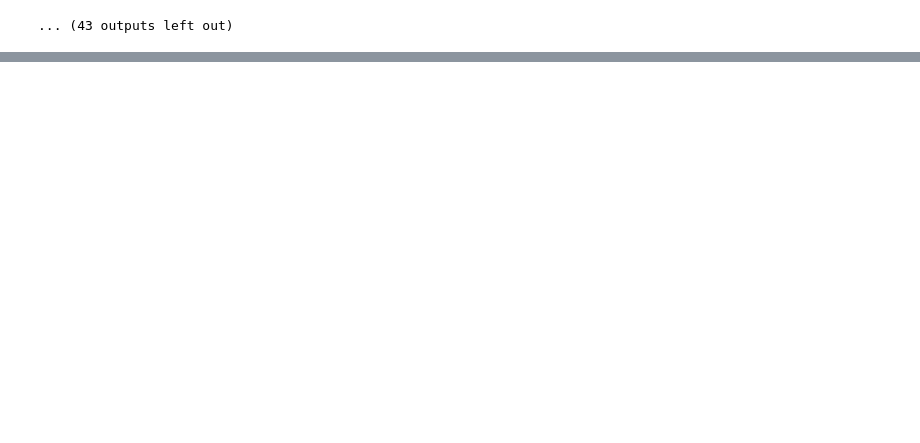
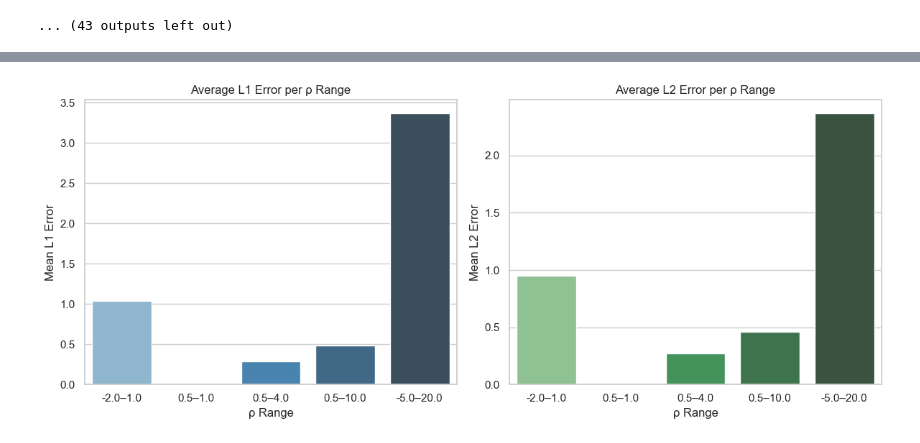
Before and after one commit to almasria/gnn_project, a Jupyter notebook: transfer_learning/1d_logistic_ode/tuning_and_generalization.ipynb, the cells around one changed output, grey strips where cells are left out. Saved outputs shown, nothing was run; the diff lists cells and outputs as text; code cells hidden in the pictures; blank space fills up the shorter version.

```diff
--- a/transfer_learning/1d_logistic_ode/tuning_and_generalization.ipynb
+++ b/transfer_learning/1d_logistic_ode/tuning_and_generalization.ipynb
@@ -434,0 +611,37 @@ Figure saved to images\predictions_and_errors.png
+# %%
+def plot_average_errors(df_avg):
+    fig, axs = plt.subplots(1, 2, figsize=(12, 5))
+
+    # Plot L1 Error
+    sns.barplot(data=df_avg, x='range', y='mean_l1', ax=axs[0], hue='range', palette="Blues_d", dodge=False)
+    axs[0].set_title('Average L1 Error per ρ Range')
+    axs[0].set_ylabel('Mean L1 Error')
+    axs[0].set_xlabel('ρ Range')
+    legend = axs[0].get_legend()
+    if legend:  # Check if the legend exists
+        legend.remove()
+
+    # Plot L2 Error
+    sns.barplot(data=df_avg, x='range', y='mean_l2', ax=axs[1], hue='range', palette="Greens_d", dodge=False)
+    axs[1].set_title('Average L2 Error per ρ Range')
+    axs[1].set_ylabel('Mean L2 Error')
+    axs[1].set_xlabel('ρ Range')
+    legend = axs[1].get_legend()
+    if legend:  # Check if the legend exists
+        legend.remove()
+
+    plt.tight_layout()
+    plt.show()
+# %%
+ranges = [
+    (-2.0, 1.0),
+    (0.5, 1.0),
+    (0.5, 4.0),
+    (0.5, 10.0),
+    (-5.0, 20.0)
+]
+
+df_avg = compute_average_error_per_range(ranges, dataset, best_model, device='cuda:0')
+plot_average_errors(df_avg)
+# %% [output]
+[figure, added]
```
Also changed, not shown: parts of 13 cells of this notebook, 3 other files.
